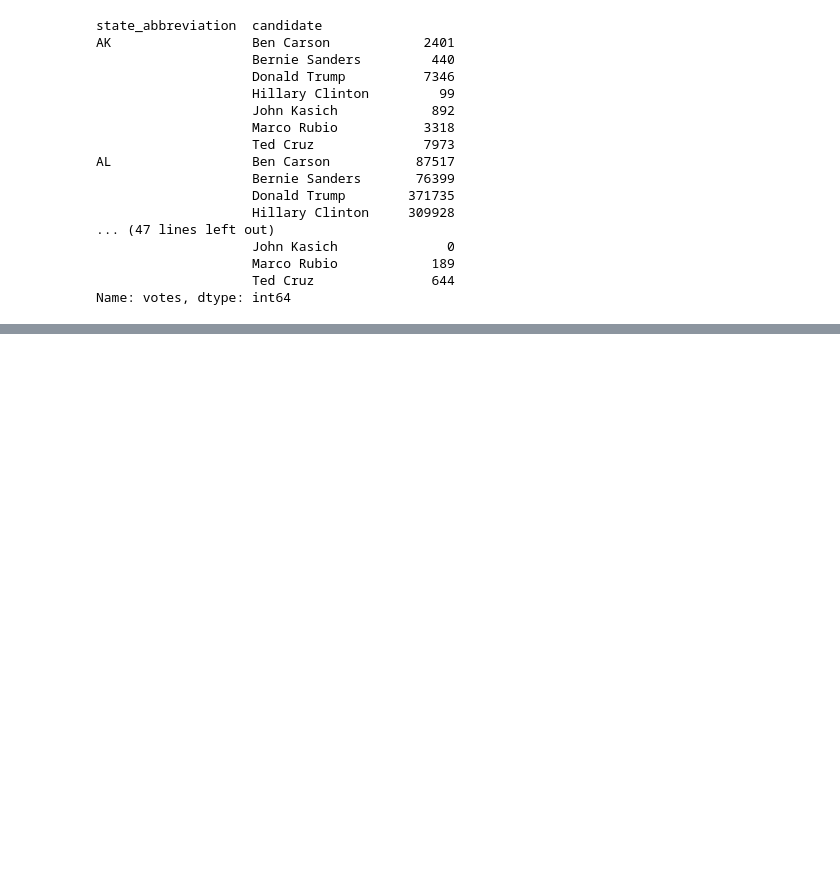
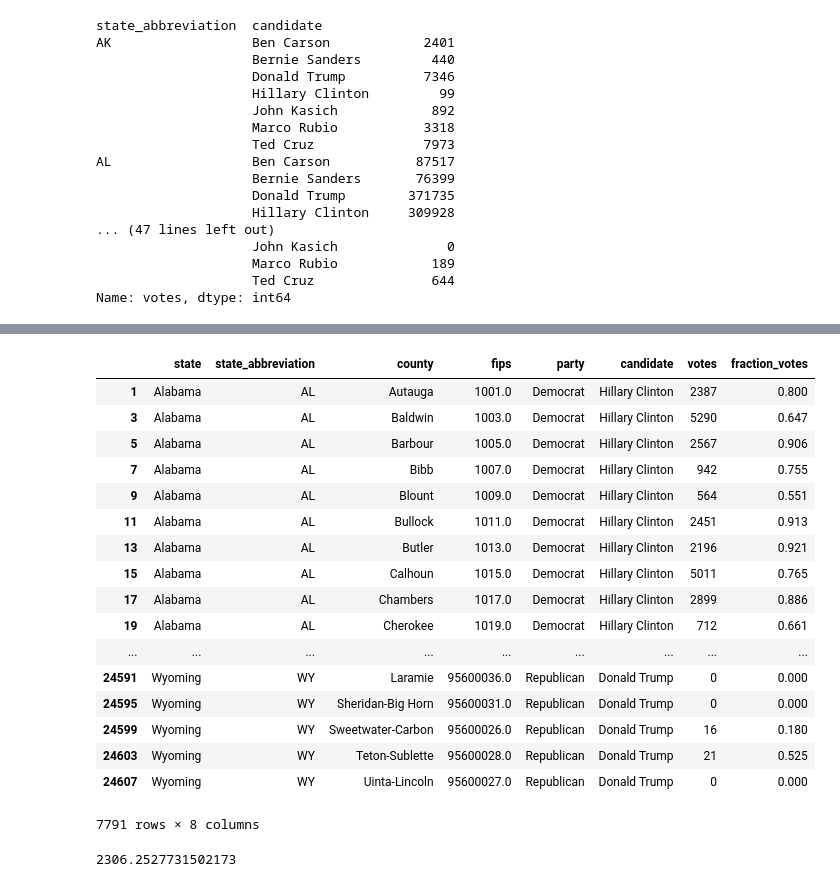
Before and after one commit to EduardoMoraesRitter/SciPy, a Jupyter notebook: Pandas/6.81 Operacaoes Agregate Grouping no DataFrame.ipynb, the cells around one changed output, grey strips where cells are left out. Drawn from its saved outputs; the diff is of its cells as text; code cells hidden in the pictures; blank space fills up the shorter version.

```diff
--- a/Pandas/6.81 Operacaoes Agregate Grouping no DataFrame.ipynb
+++ b/Pandas/6.81 Operacaoes Agregate Grouping no DataFrame.ipynb
@@ -191,0 +213,26 @@ Name: votes, dtype: int64
+# %%
+#df[(df['candidate'].str.contains("Trump|Hillary "))]
+df[(df['candidate'] == "Hillary Clinton") | (df['candidate'] == "Donald Trump")]
+# %% [output]
+|  | state | state_abbreviation | county | fips | party | candidate | votes | fraction_votes |
+| 1 | Alabama | AL | Autauga | 1001.0 | Democrat | Hillary Clinton | 2387 | 0.800 |
+| 3 | Alabama | AL | Baldwin | 1003.0 | Democrat | Hillary Clinton | 5290 | 0.647 |
+| 5 | Alabama | AL | Barbour | 1005.0 | Democrat | Hillary Clinton | 2567 | 0.906 |
+| 7 | Alabama | AL | Bibb | 1007.0 | Democrat | Hillary Clinton | 942 | 0.755 |
+| 9 | Alabama | AL | Blount | 1009.0 | Democrat | Hillary Clinton | 564 | 0.551 |
+| 11 | Alabama | AL | Bullock | 1011.0 | Democrat | Hillary Clinton | 2451 | 0.913 |
+| 13 | Alabama | AL | Butler | 1013.0 | Democrat | Hillary Clinton | 2196 | 0.921 |
+| 15 | Alabama | AL | Calhoun | 1015.0 | Democrat | Hillary Clinton | 5011 | 0.765 |
+| 17 | Alabama | AL | Chambers | 1017.0 | Democrat | Hillary Clinton | 2899 | 0.886 |
+| 19 | Alabama | AL | Cherokee | 1019.0 | Democrat | Hillary Clinton | 712 | 0.661 |
+| ... | ... | ... | ... | ... | ... | ... | ... | ... |
+| 24591 | Wyoming | WY | Laramie | 95600036.0 | Republican | Donald Trump | 0 | 0.000 |
+| 24595 | Wyoming | WY | Sheridan-Big Horn | 95600031.0 | Republican | Donald Trump | 0 | 0.000 |
+| 24599 | Wyoming | WY | Sweetwater-Carbon | 95600026.0 | Republican | Donald Trump | 16 | 0.180 |
+| 24603 | Wyoming | WY | Teton-Sublette | 95600028.0 | Republican | Donald Trump | 21 | 0.525 |
+| 24607 | Wyoming | WY | Uinta-Lincoln | 95600027.0 | Republican | Donald Trump | 0 | 0.000 |
+7791 rows × 8 columns
+# %%
+df["votes"].mean()
+# %% [output]
+2306.2527731502173
```
Also changed, not shown: parts of 7 cells of this notebook, 2 other files.
